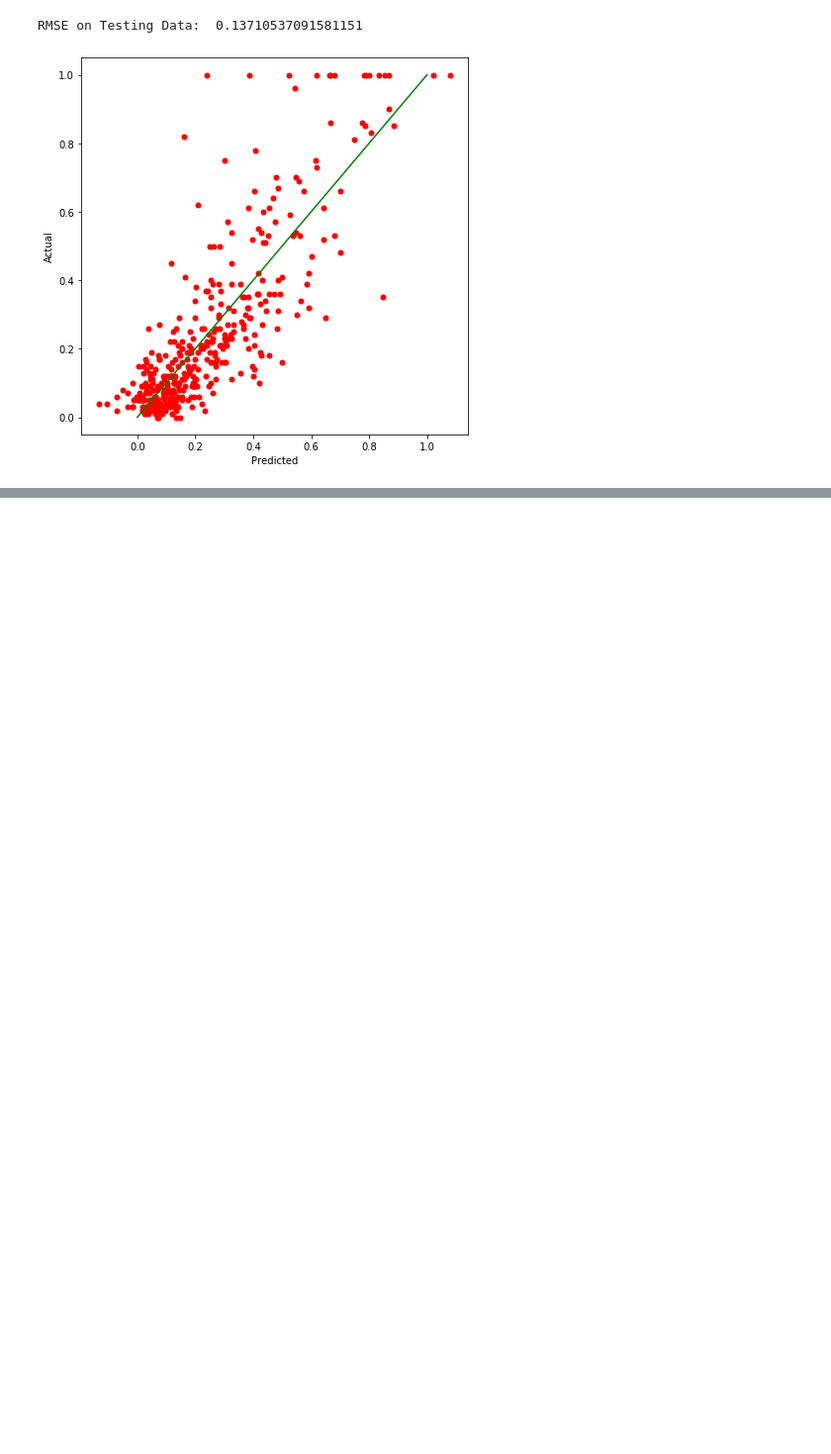
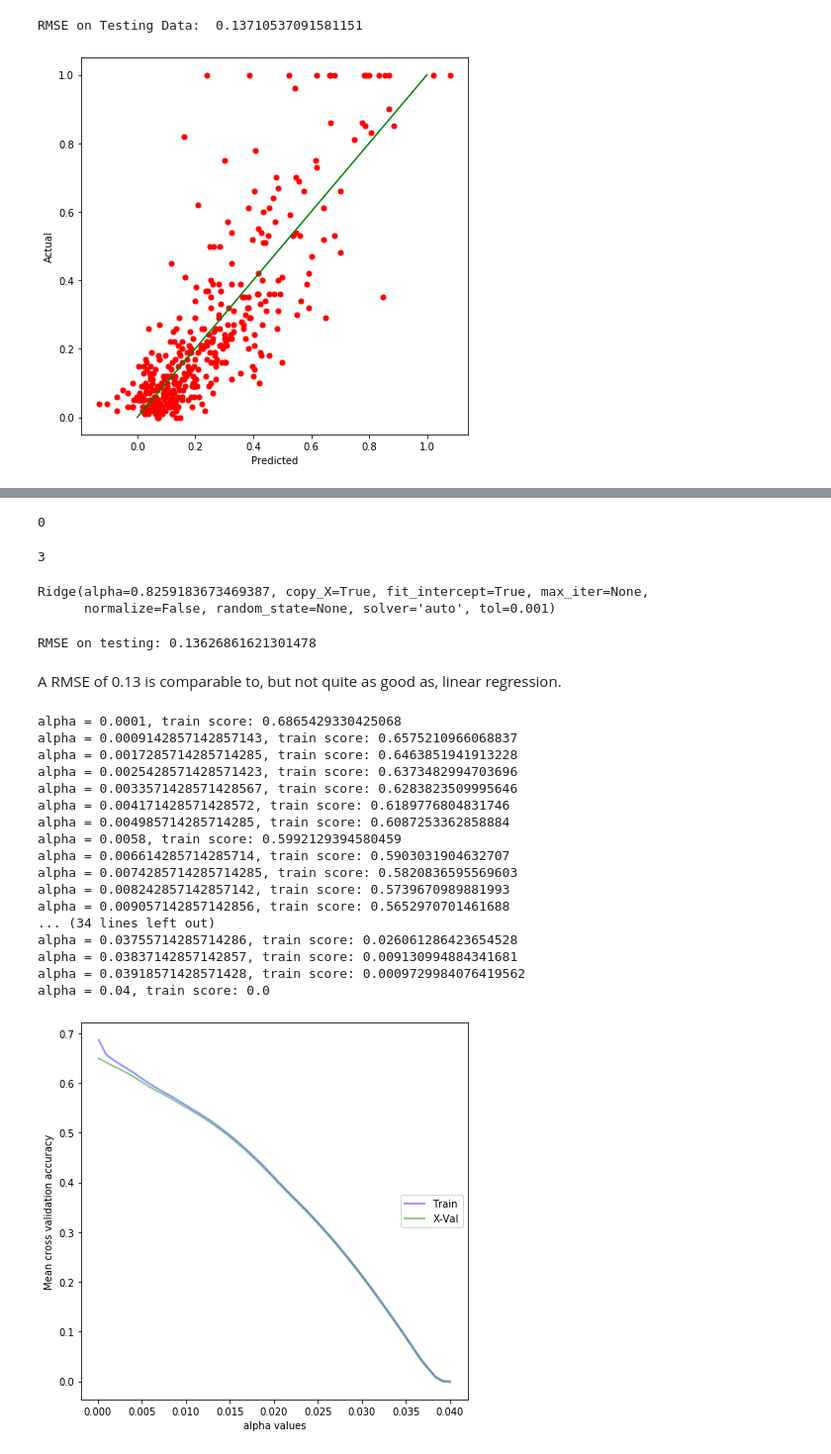
Before and after one commit to claytoncohn/DSC478, a Jupyter notebook: Jupyter/Assignment3.ipynb, the cells around one changed output, grey strips where cells are left out. Shown: that part at 99% size. Cells and saved outputs as stored; diff of their text form; code cells hidden in the pictures; blank space fills up the shorter version.

```diff
--- a/Jupyter/Assignment3.ipynb
+++ b/Jupyter/Assignment3.ipynb
@@ -444,0 +535,54 @@ pl.show()
+# %%
+np.argmax(train_scores)
+# %% [output]
+0
+# %%
+np.argmax(test_scores)
+# %% [output]
+3
+# %%
+# Create linear regression object with best ridge coefficient
+ridge = Ridge(alpha=alpha[2])
+
+# Train the model using the training set
+ridge.fit(X_train,y_train)
+# %% [output]
+Ridge(alpha=0.8259183673469387, copy_X=True, fit_intercept=True, max_iter=None,
+      normalize=False, random_state=None, solver='auto', tol=0.001)
+# %%
+# Compute RMSE on testing data
+p = ridge.predict(X_test)
+err = p-y_test
+total_error = np.dot(err,err)
+rmse_test = np.sqrt(total_error/len(p))
+
+print('RMSE on testing:',rmse_test)
+# %% [output]
+RMSE on testing: 0.13626861621301478
+# %% [markdown]
+A RMSE of 0.13 is comparable to, but not quite as good as, linear regression.
+# %%
+# Now lasso
+alpha = np.linspace(.0001,.04,50)
+lasso = Lasso(alpha=alpha)
+
+train_scores, test_scores = calc_params(X_train, y_train, lasso, alpha, 'alpha', 5)
+# %% [output]
+alpha = 0.0001, train score: 0.6865429330425068
+alpha = 0.0009142857142857143, train score: 0.6575210966068837
+alpha = 0.0017285714285714285, train score: 0.6463851941913228
+alpha = 0.0025428571428571423, train score: 0.6373482994703696
+alpha = 0.0033571428571428567, train score: 0.6283823509995646
+alpha = 0.004171428571428572, train score: 0.6189776804831746
+alpha = 0.004985714285714285, train score: 0.6087253362858884
+alpha = 0.0058, train score: 0.5992129394580459
+alpha = 0.006614285714285714, train score: 0.5903031904632707
+alpha = 0.0074285714285714285, train score: 0.5820836595569603
+alpha = 0.008242857142857142, train score: 0.5739670989881993
+alpha = 0.009057142857142856, train score: 0.5652970701461688
+... (34 lines left out)
+alpha = 0.03755714285714286, train score: 0.026061286423654528
+alpha = 0.03837142857142857, train score: 0.009130994884341681
+alpha = 0.03918571428571428, train score: 0.0009729984076419562
+alpha = 0.04, train score: 0.0
+[figure, added]
```
Also changed, not shown: parts of 9 cells of this notebook.
